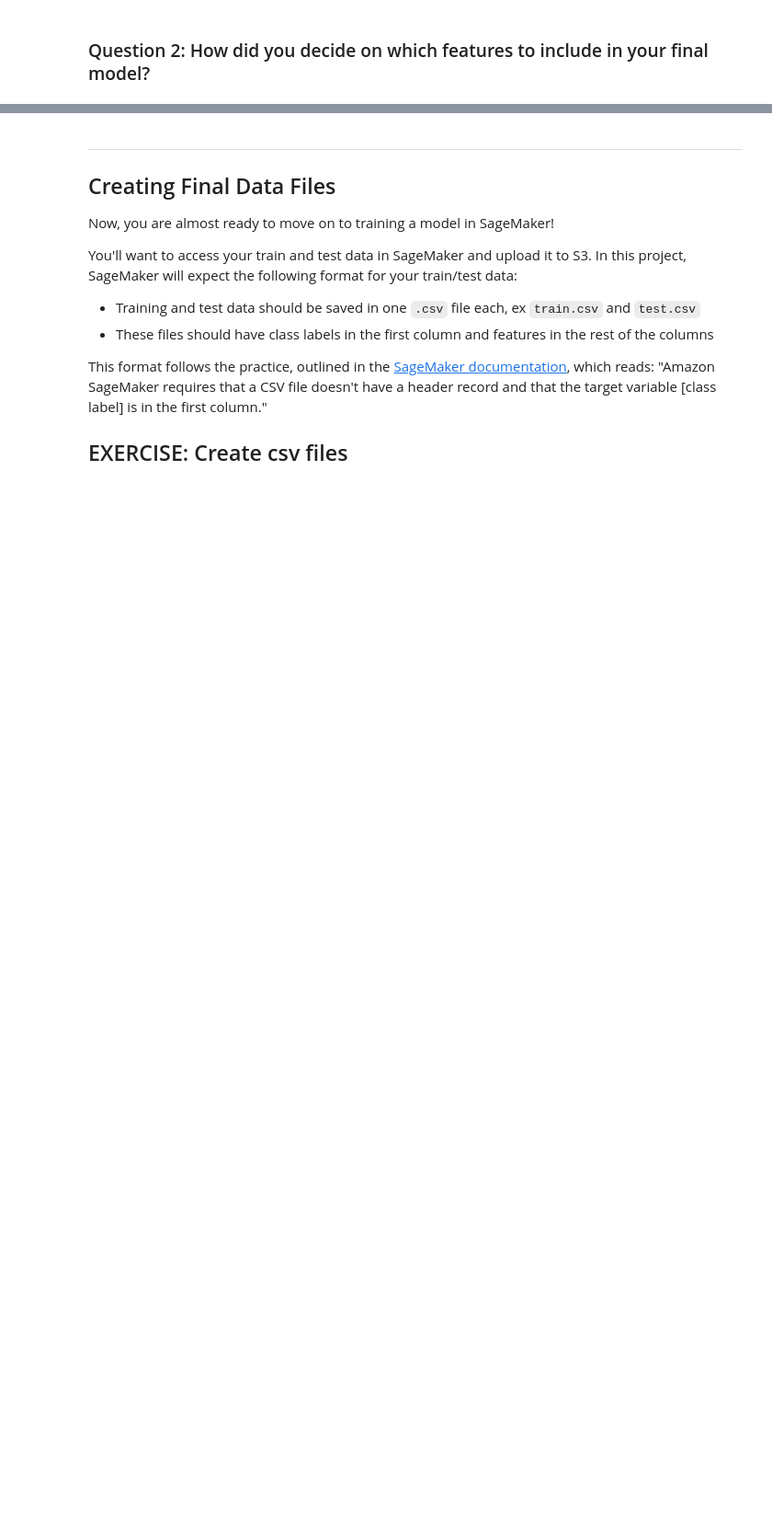
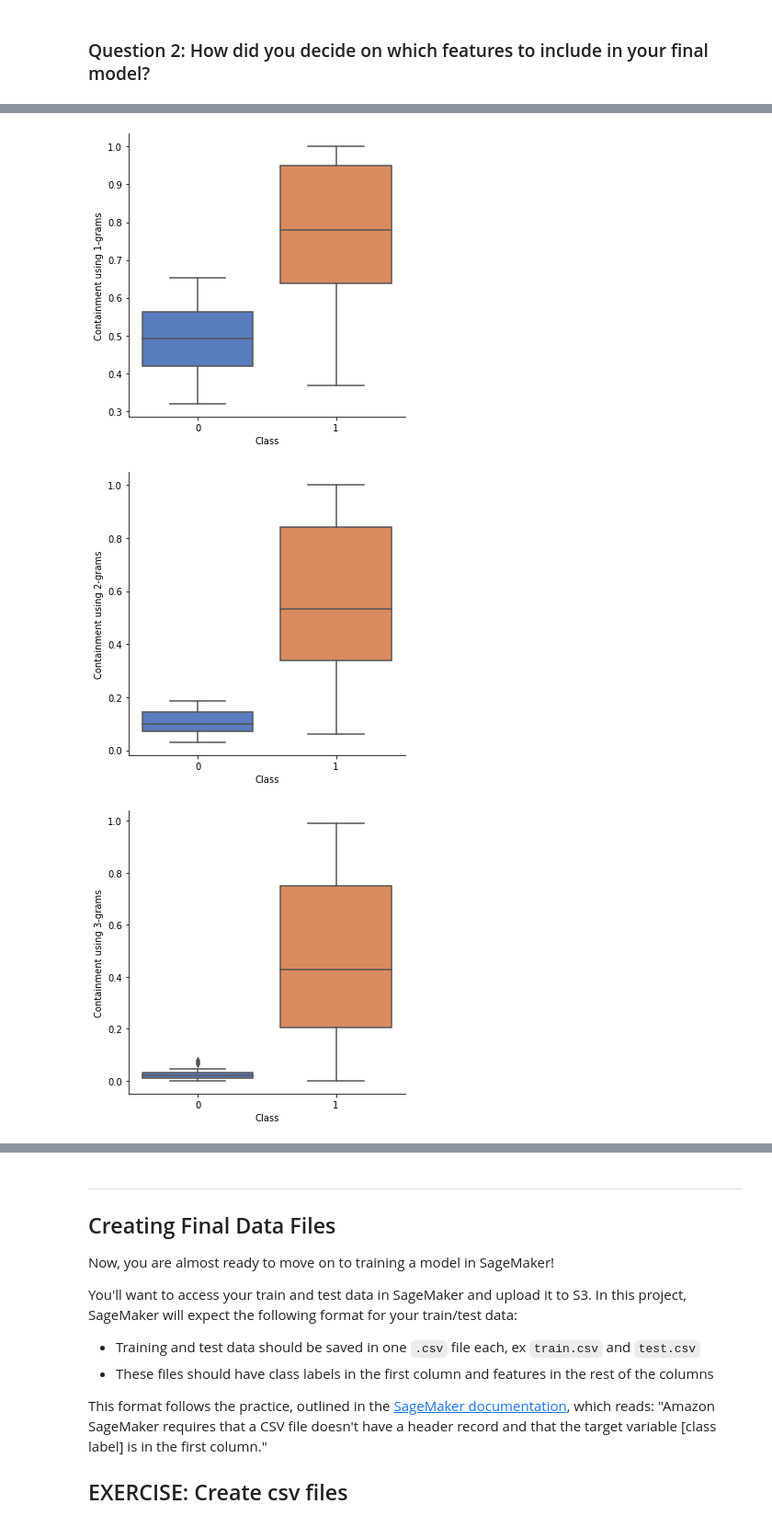
Before and after one commit to seb-buch/ud-nd009t-PlagiarismDetector, a Jupyter notebook: Project/2_Plagiarism_Feature_Engineering.ipynb, the cells around one changed output, grey strips where cells are left out. Shown at 92% size. Drawn from its saved outputs; the diff is of its cells as text; code cells hidden in the pictures; blank space fills up the shorter version.

```diff
--- a/Project/2_Plagiarism_Feature_Engineering.ipynb
+++ b/Project/2_Plagiarism_Feature_Engineering.ipynb
@@ -831,0 +952,16 @@ print('Training df sample: \n', train_x[:10])
+# %%
+analysis_df = features_df.copy()
+analysis_df["Class"] = complete_df.Class
+
+# Drop the original texts
+analysis_df.drop([95,96,97,98,99], inplace=True)
+
+for feature in features_list[:-1]: # -1 to skip the LCS feature
+    g = sns.catplot(x="Class", y=feature, data=analysis_df,
+            height=5, kind="box", palette="muted")
+    plt.ylabel("Containment using {}-grams".format(feature.split("_")[1]))
+    plt.show()
+# %% [output]
+[figure, added]
+[figure, added]
+[figure, added]
```
Also changed, not shown: parts of 27 cells of this notebook, 3 other files.
